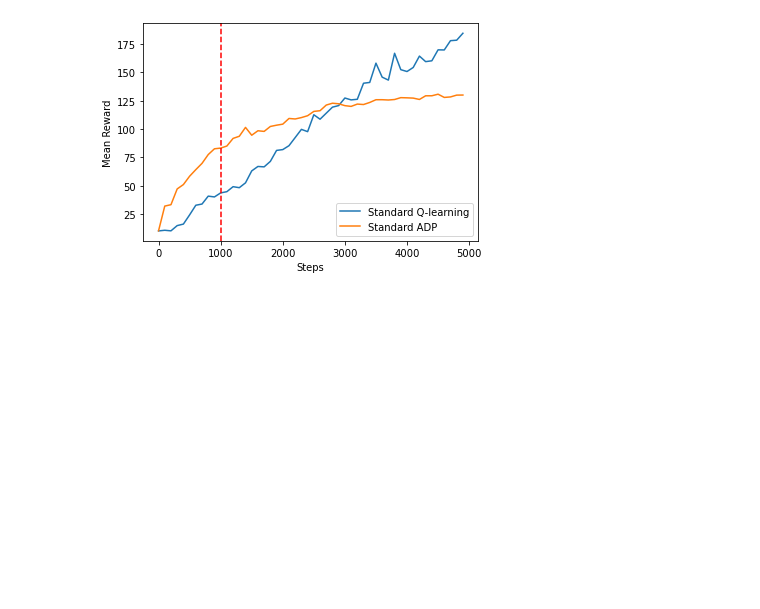
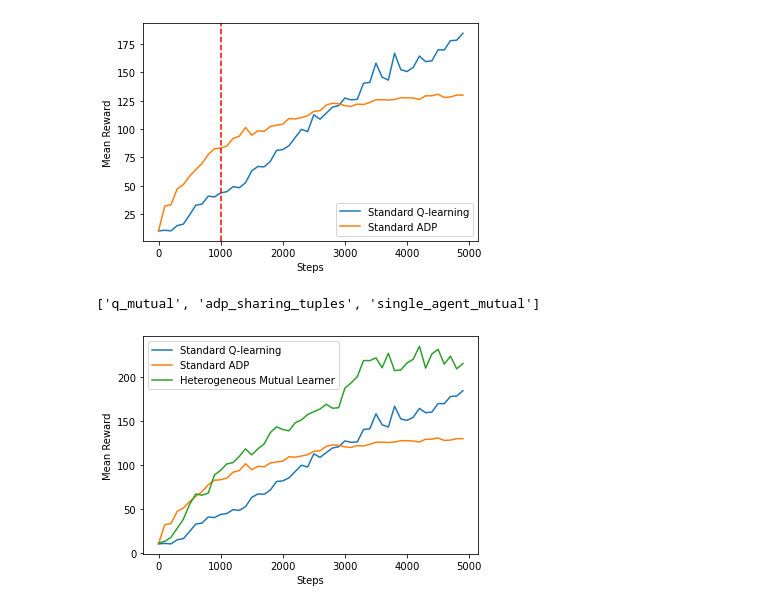
Before and after one commit to csreid/heterogeneous-mutual, a Jupyter notebook: figs.ipynb, the cells around one changed output. Drawn from its saved outputs; the diff is of its cells as text; code cells hidden in the pictures; blank space fills up the shorter version.

```diff
--- a/figs.ipynb
+++ b/figs.ipynb
@@ -20,8 +17,10 @@ names
  'single_agent_mutual']
 # %%
 xticks = np.arange(50) * 100
-plt.plot(xticks, np.mean(data, axis=0).T[2], label='Standard Q-learning')
-plt.plot(xticks, np.mean(data, axis=0).T[3], label='Standard ADP')
+std_q_mean = np.mean(data_std, axis=0).T[2]
+std_adp_mean = np.mean(data_std, axis=0).T[3]
+plt.plot(xticks, std_q_mean, label='Standard Q-learning')
+plt.plot(xticks, std_adp_mean, label='Standard ADP')
 plt.axvline(1000, color='r', ls='--')
 
 plt.xlabel('Steps')
@@ -32,3 +31,27 @@ plt.legend()
 plt.savefig('./figs/standards.png')
 # %% [output]
 [figure]
+# %%
+data_mut = pickle.load(open('./results/1607601814.6805024_test.pickle', 'rb'))
+data_mut['names']
+# %% [output]
+['q_mutual', 'adp_sharing_tuples', 'single_agent_mutual']
+# %%
+xticks = np.arange(50) * 100
+
+mut_q_mean = np.mean(data_mut['results'], axis=0)[:, 0]
+mut_adp_mean = np.mean(data_mut['results'], axis=0)[:, 1]
+hetmut_mean = np.mean(data_mut['results'], axis=0)[:, 2]
+
+plt.plot(xticks, std_q_mean, label='Standard Q-learning')
+plt.plot(xticks, std_adp_mean, label='Standard ADP')
+plt.plot(xticks, hetmut_mean, label='Heterogeneous Mutual Learner')
+
+plt.xlabel('Steps')
+plt.ylabel('Mean Reward')
+
+plt.legend()
+
+plt.savefig('./figs/het_comparison.png')
+# %% [output]
+[figure, added]
```
Also changed, not shown: parts of 15 cells of this notebook, 4 other files.
